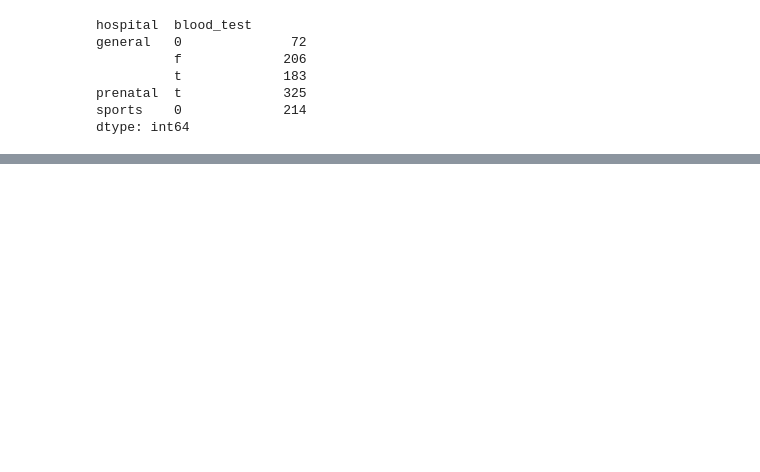
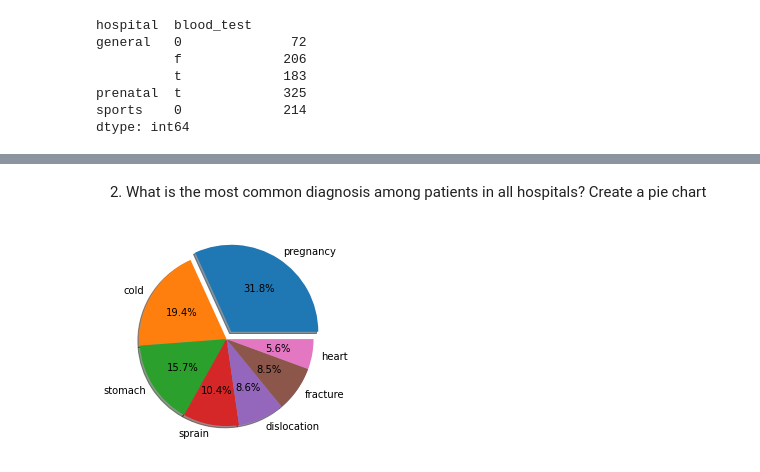
Before and after one commit to wojtekolesinski/hospital-data-visualisation, a Jupyter notebook: analysis.ipynb, the cells around one changed output, grey strips where cells are left out. Drawn from its saved outputs; the diff is of its cells as text; code cells hidden in the pictures; blank space fills up the shorter version.

```diff
--- a/analysis.ipynb
+++ b/analysis.ipynb
@@ -95,0 +77,10 @@ Name: hospital, Length: 217, dtype: object
+# %% [markdown]
+2. What is the most common diagnosis among patients in all hospitals? Create a pie chart
+# %%
+diagnoses = combined_data.diagnosis.value_counts()/combined_data.shape[0]
+
+fig1, ax1 = plt.subplots()
+ax1.pie(diagnoses, labels=diagnoses.index, explode=[.1,0,0,0,0,0,0], shadow=True, autopct='%1.1f%%')
+plt.show()
+# %% [output]
+[figure, added]
```
Also changed, not shown: parts of 12 cells of this notebook.
